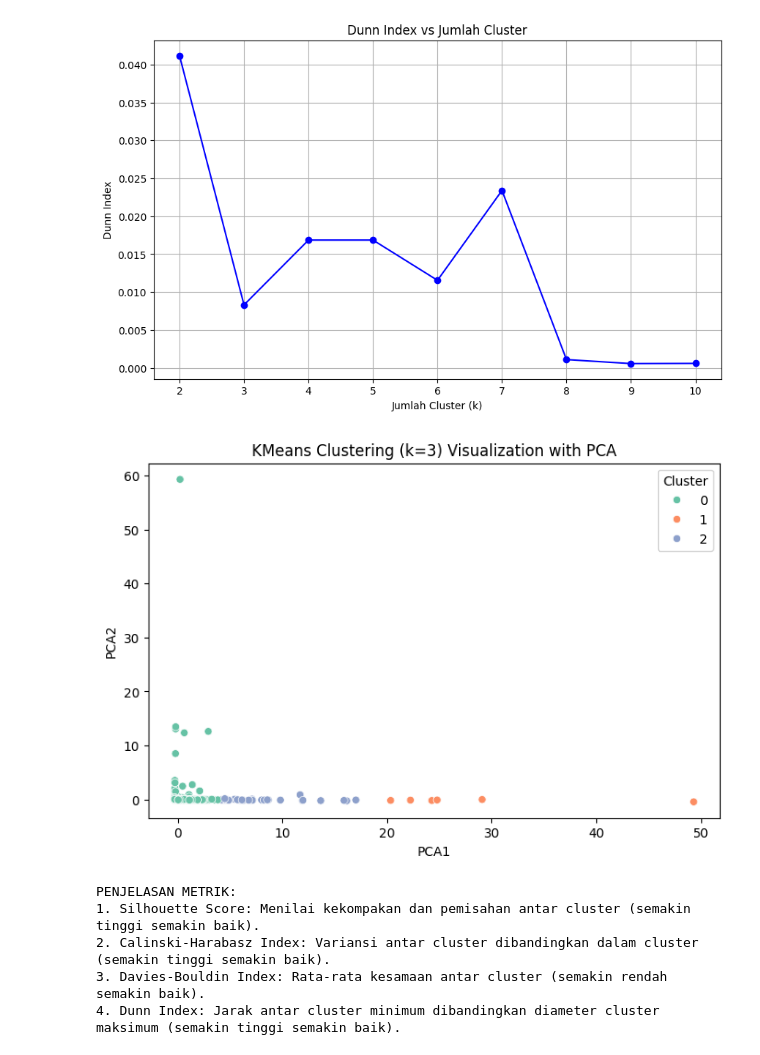
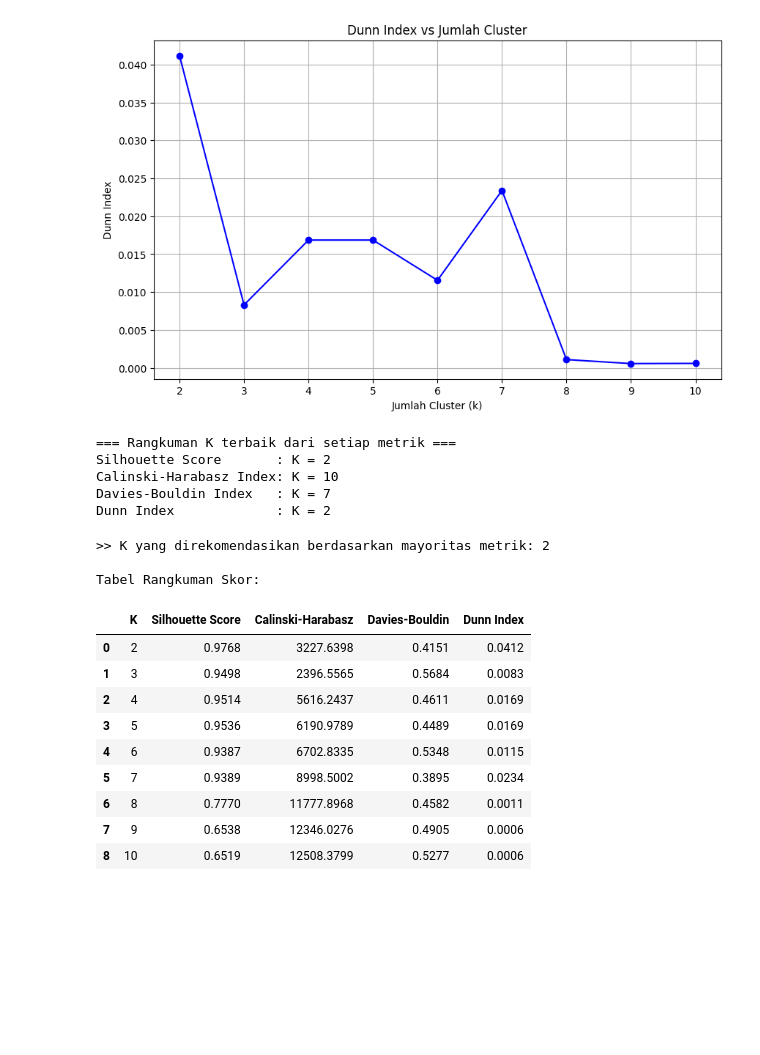
Before and after one commit to rryealy/MachineLearning, a Jupyter notebook: Week 6/Task 1/DataClusteringOlretail.ipynb, the cells around one changed output. Drawn from its saved outputs; the diff is of its cells as text; code cells hidden in the pictures; blank space fills up the shorter version.

```diff
--- a/Week 6/Task 1/DataClusteringOlretail.ipynb
+++ b/Week 6/Task 1/DataClusteringOlretail.ipynb
@@ -201,26 +203,43 @@ df_grouped['Cluster'] = kmeans_labels
 # %%
-# PCA for 2D Visualization
-pca = PCA(n_components=2)
-X_pca = pca.fit_transform(X)
-df_grouped['PCA1'] = X_pca[:, 0]
-df_grouped['PCA2'] = X_pca[:, 1]
+# Menentukan K terbaik dari masing-masing metrik
+best_silhouette_k = summary_df.loc[summary_df['Silhouette Score'].idxmax(), 'K']
+best_ch_k = summary_df.loc[summary_df['Calinski-Harabasz'].idxmax(), 'K']
+best_db_k = summary_df.loc[summary_df['Davies-Bouldin'].idxmin(), 'K']
+best_dunn_k = summary_df.loc[summary_df['Dunn Index'].idxmax(), 'K']
 
-plt.figure(figsize=(8, 5))
-sns.scatterplot(data=df_grouped, x='PCA1', y='PCA2', hue='Cluster', palette='Set2')
-plt.title(f'KMeans Clustering (k={best_k}) Visualization with PCA')
-plt.show()
+print("\n=== Rangkuman K terbaik dari setiap metrik ===")
+print(f"Silhouette Score       : K = {best_silhouette_k}")
+print(f"Calinski-Harabasz Index: K = {best_ch_k}")
+print(f"Davies-Bouldin Index   : K = {best_db_k}")
+print(f"Dunn Index             : K = {best_dunn_k}")
 # %% [output]
-[figure, removed]
+=== Rangkuman K terbaik dari setiap metrik ===
+Silhouette Score       : K = 2
+Calinski-Harabasz Index: K = 10
+Davies-Bouldin Index   : K = 7
+Dunn Index             : K = 2
 # %%
-# Penjelasan Metrik
-print("\nPENJELASAN METRIK:")
-print("1. Silhouette Score: Menilai kekompakan dan pemisahan antar cluster (semakin tinggi semakin baik).")
-print("2. Calinski-Harabasz Index: Variansi antar cluster dibandingkan dalam cluster (semakin tinggi semakin baik).")
-print("3. Davies-Bouldin Index: Rata-rata kesamaan antar cluster (semakin rendah semakin baik).")
-print("4. Dunn Index: Jarak antar cluster minimum dibandingkan diameter cluster maksimum (semakin tinggi semakin baik).")
+# Mayoritas voting
+from collections import Counter
+votes = Counter([best_silhouette_k, best_ch_k, best_db_k, best_dunn_k])
+most_common_k = votes.most_common(1)[0][0]
+
+print(f"\n>> K yang direkomendasikan berdasarkan mayoritas metrik: {most_common_k}")
+
+# Tampilkan tabel semua skor
+print("\nTabel Rangkuman Skor:")
+display(summary_df.style.background_gradient(cmap='YlGnBu').format(precision=4))
 # %% [output]
-PENJELASAN METRIK:
-1. Silhouette Score: Menilai kekompakan dan pemisahan antar cluster (semakin tinggi semakin baik).
-2. Calinski-Harabasz Index: Variansi antar cluster dibandingkan dalam cluster (semakin tinggi semakin baik).
-3. Davies-Bouldin Index: Rata-rata kesamaan antar cluster (semakin rendah semakin baik).
-4. Dunn Index: Jarak antar cluster minimum dibandingkan diameter cluster maksimum (semakin tinggi semakin baik).
+>> K yang direkomendasikan berdasarkan mayoritas metrik: 2
+
+Tabel Rangkuman Skor:
+|  | K | Silhouette Score | Calinski-Harabasz | Davies-Bouldin | Dunn Index |
+| 0 | 2 | 0.9768 | 3227.6398 | 0.4151 | 0.0412 |
+| 1 | 3 | 0.9498 | 2396.5565 | 0.5684 | 0.0083 |
+| 2 | 4 | 0.9514 | 5616.2437 | 0.4611 | 0.0169 |
+| 3 | 5 | 0.9536 | 6190.9789 | 0.4489 | 0.0169 |
+| 4 | 6 | 0.9387 | 6702.8335 | 0.5348 | 0.0115 |
+| 5 | 7 | 0.9389 | 8998.5002 | 0.3895 | 0.0234 |
+| 6 | 8 | 0.7770 | 11777.8968 | 0.4582 | 0.0011 |
+| 7 | 9 | 0.6538 | 12346.0276 | 0.4905 | 0.0006 |
+| 8 | 10 | 0.6519 | 12508.3799 | 0.5277 | 0.0006 |
```
Also changed, not shown: parts of 3 cells of this notebook.
